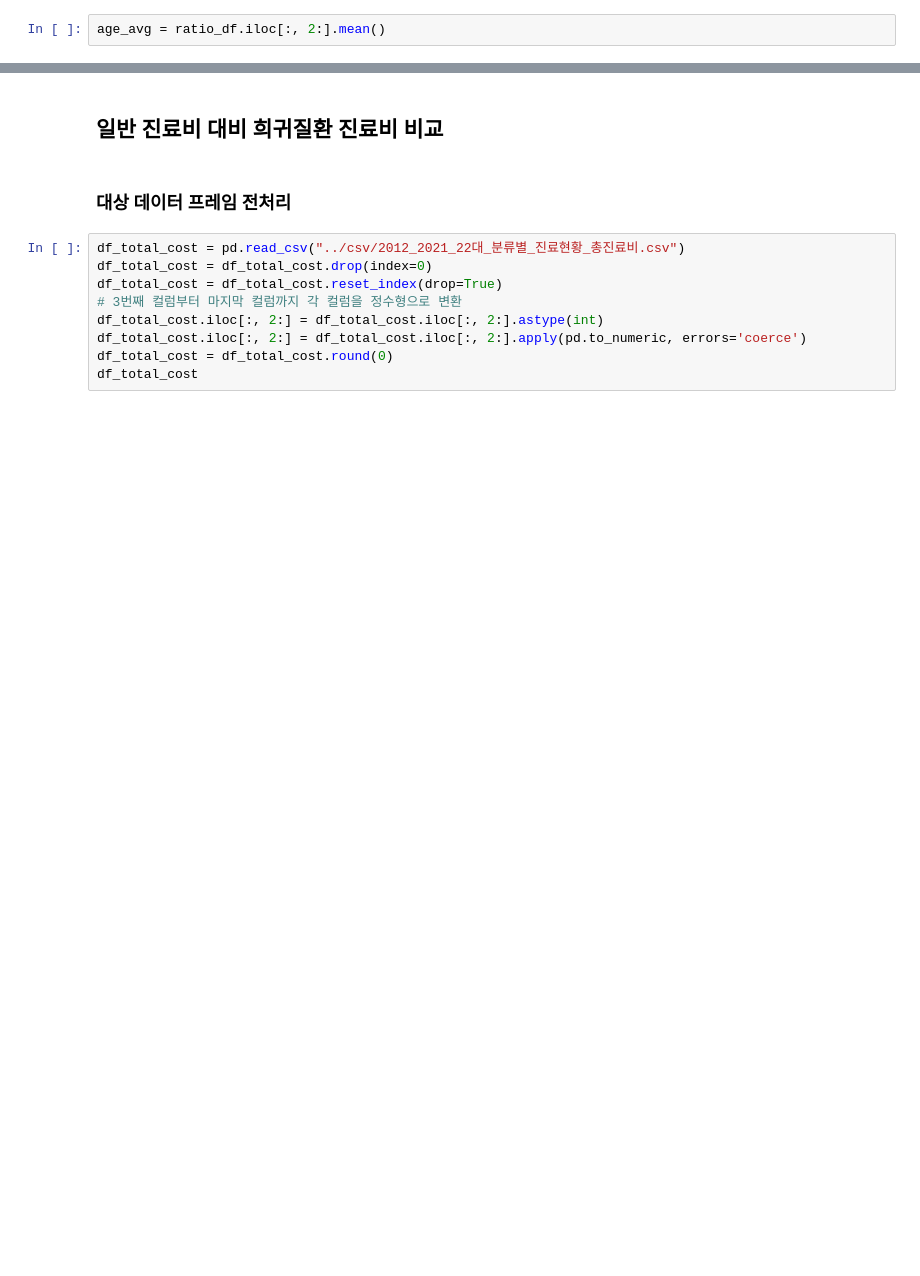
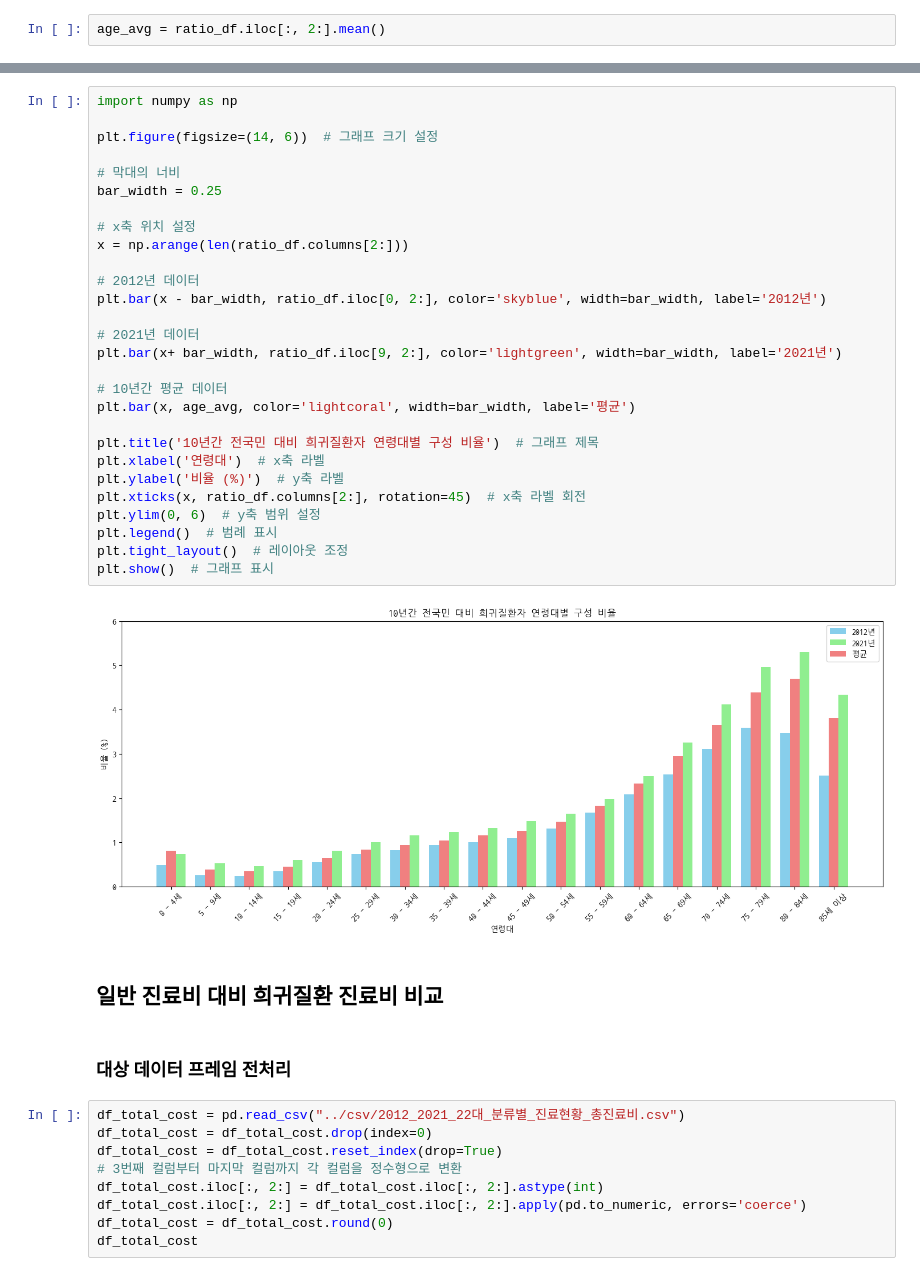
Before and after one commit to kdj0712/rare_field_fastapis, a Jupyter notebook: data/data_analysis/persona3/notebook/djs.ipynb, the cells around one changed output, grey strips where cells are left out. Drawn from its saved outputs; the diff is of its cells as text; blank space fills up the shorter version.

```diff
--- a/data/data_analysis/persona3/notebook/djs.ipynb
+++ b/data/data_analysis/persona3/notebook/djs.ipynb
@@ -265,3 +299,33 @@ plt.show()  # 그래프 표시
+# %%
+import numpy as np
+
+plt.figure(figsize=(14, 6))  # 그래프 크기 설정
+
+# 막대의 너비
+bar_width = 0.25
+
+# x축 위치 설정
+x = np.arange(len(ratio_df.columns[2:]))
+
+# 2012년 데이터
+plt.bar(x - bar_width, ratio_df.iloc[0, 2:], color='skyblue', width=bar_width, label='2012년')
+
+# 2021년 데이터
+plt.bar(x+ bar_width, ratio_df.iloc[9, 2:], color='lightgreen', width=bar_width, label='2021년')
+
+# 10년간 평균 데이터
+plt.bar(x, age_avg, color='lightcoral', width=bar_width, label='평균')
+
+plt.title('10년간 전국민 대비 희귀질환자 연령대별 구성 비율')  # 그래프 제목
+plt.xlabel('연령대')  # x축 라벨
+plt.ylabel('비율 (%)')  # y축 라벨
+plt.xticks(x, ratio_df.columns[2:], rotation=45)  # x축 라벨 회전
+plt.ylim(0, 6)  # y축 범위 설정
+plt.legend()  # 범례 표시
+plt.tight_layout()  # 레이아웃 조정
+plt.show()  # 그래프 표시
+# %% [output]
+[figure, added]
 # %% [markdown]
 ## 일반 진료비 대비 희귀질환 진료비 비교
 # %% [markdown]
```
Also changed, not shown: parts of 5 cells of this notebook, 51 other files.
